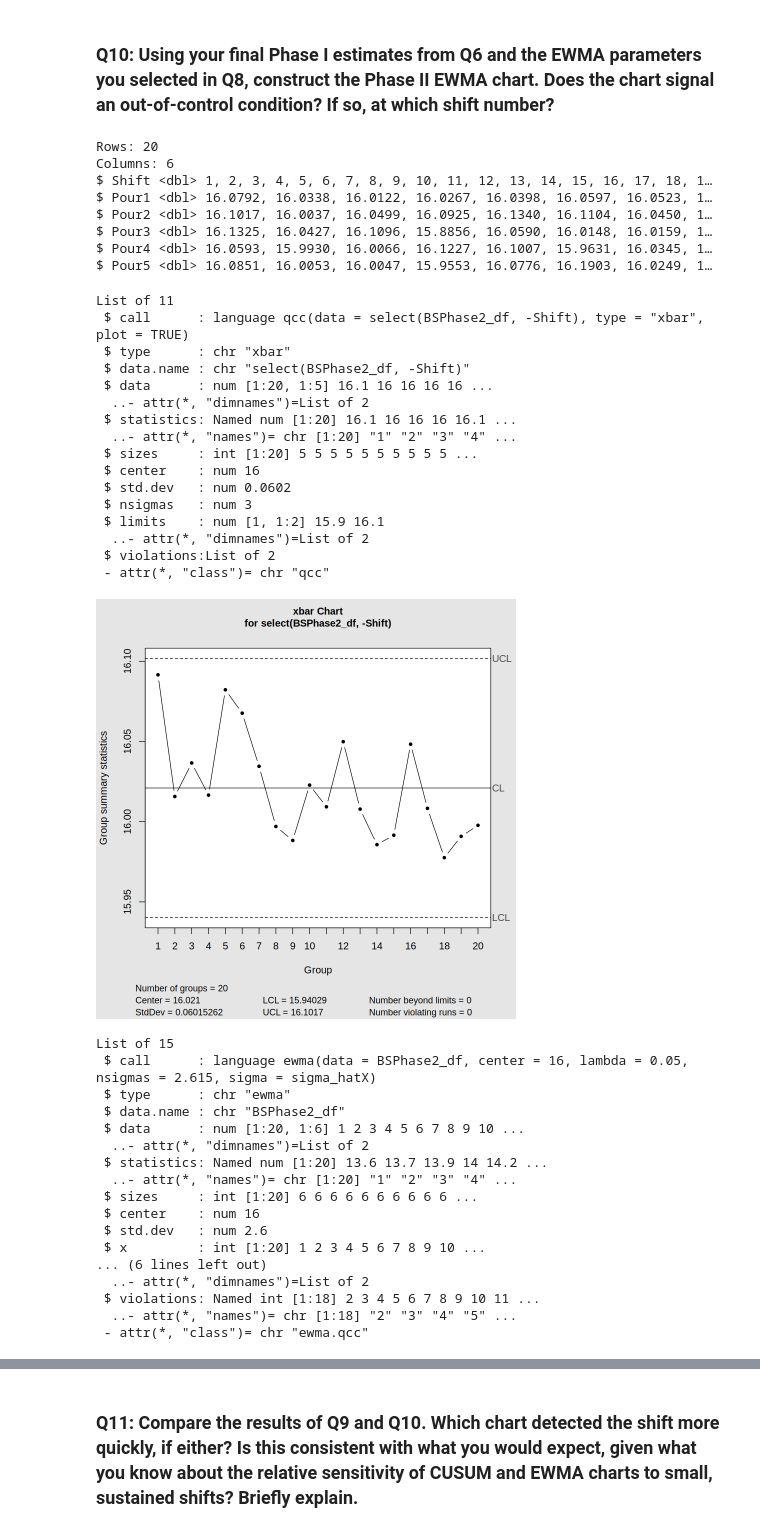
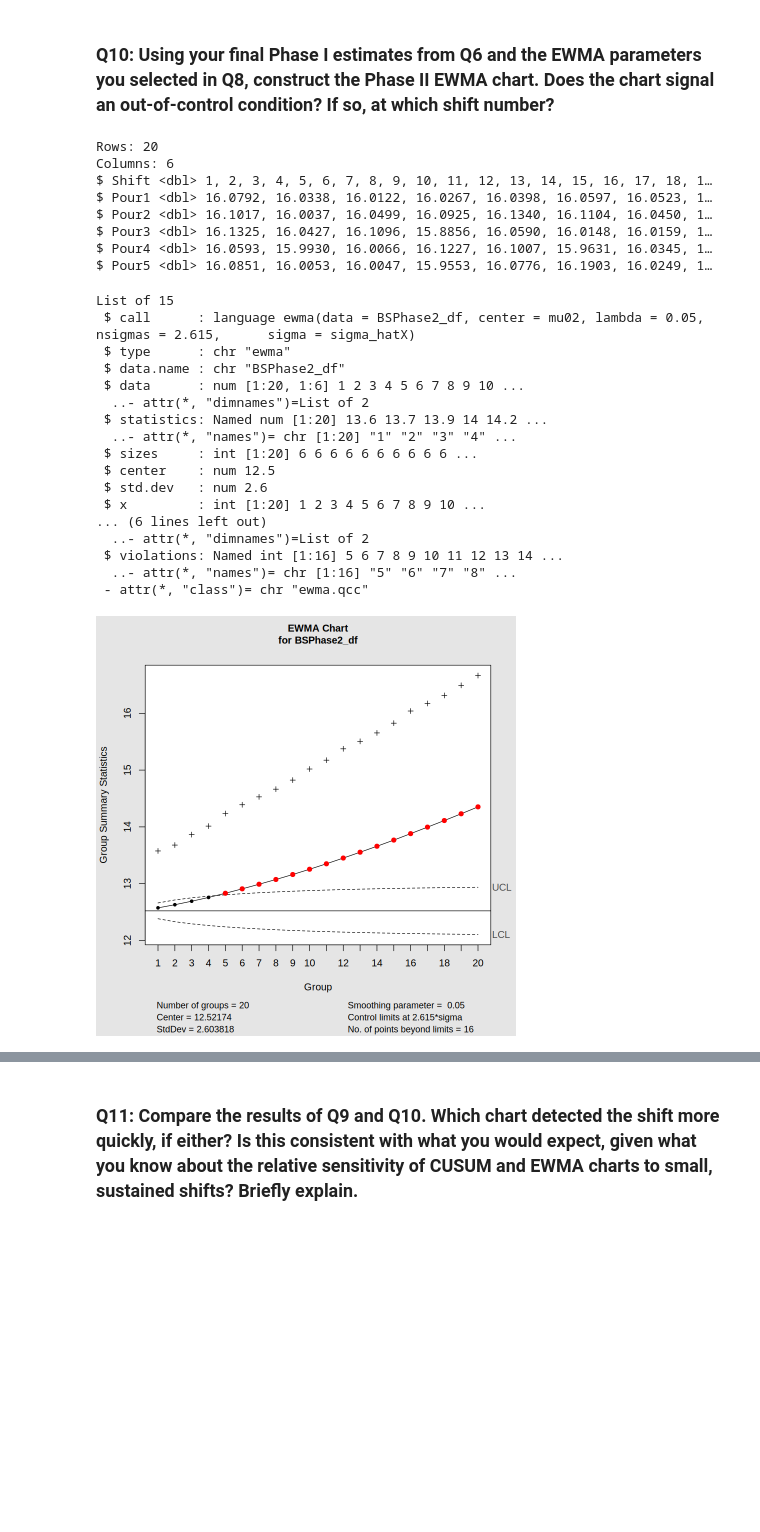
Before and after one commit to DesyneMartinez/STAT-7110-Quality-Control, a Jupyter notebook: Assignments/HW2/STAT-7110-HW2.ipynb, the cells around one changed output, grey strips where cells are left out. Saved outputs shown, nothing was run; the diff lists cells and outputs as text; code cells hidden in the pictures; blank space fills up the shorter version.

```diff
--- a/Assignments/HW2/STAT-7110-HW2.ipynb
+++ b/Assignments/HW2/STAT-7110-HW2.ipynb
@@ -351,59 +369,37 @@ List of 14
 # %%
 ## Q10 Code ##
 
 ## Data Integrity Check ##
 
 BSPhase2_df |>
   glimpse()
 
-phase2_x <- qcc(BSPhase2_df |> select(-`Shift`),
-                 type = "xbar",
-                 plot = TRUE)
-                 (phase2_x)
 
-
-
-ewma(BSPhase2_df,center=16,sigma=sigma_hatX,lambda=0.05,nsigmas=2.615)
+ewma(BSPhase2_df,center=mu02,sigma=sigma_hatX,lambda=0.05,nsigmas=2.615)
 # %% [output]
 Rows: 20
 Columns: 6
 $ Shift <dbl> 1, 2, 3, 4, 5, 6, 7, 8, 9, 10, 11, 12, 13, 14, 15, 16, 17, 18, 1…
 $ Pour1 <dbl> 16.0792, 16.0338, 16.0122, 16.0267, 16.0398, 16.0597, 16.0523, 1…
 $ Pour2 <dbl> 16.1017, 16.0037, 16.0499, 16.0925, 16.1340, 16.1104, 16.0450, 1…
 $ Pour3 <dbl> 16.1325, 16.0427, 16.1096, 15.8856, 16.0590, 16.0148, 16.0159, 1…
 $ Pour4 <dbl> 16.0593, 15.9930, 16.0066, 16.1227, 16.1007, 15.9631, 16.0345, 1…
 $ Pour5 <dbl> 16.0851, 16.0053, 16.0047, 15.9553, 16.0776, 16.1903, 16.0249, 1…
-List of 11
- $ call      : language qcc(data = select(BSPhase2_df, -Shift), type = "xbar", plot = TRUE)
- $ type      : chr "xbar"
- $ data.name : chr "select(BSPhase2_df, -Shift)"
- $ data      : num [1:20, 1:5] 16.1 16 16 16 16 ...
+List of 15
+ $ call      : language ewma(data = BSPhase2_df, center = mu02, lambda = 0.05, nsigmas = 2.615,      sigma = sigma_hatX)
+ $ type      : chr "ewma"
+ $ data.name : chr "BSPhase2_df"
+ $ data      : num [1:20, 1:6] 1 2 3 4 5 6 7 8 9 10 ...
   ..- attr(*, "dimnames")=List of 2
- $ statistics: Named num [1:20] 16.1 16 16 16 16.1 ...
+ $ statistics: Named num [1:20] 13.6 13.7 13.9 14 14.2 ...
   ..- attr(*, "names")= chr [1:20] "1" "2" "3" "4" ...
- $ sizes     : int [1:20] 5 5 5 5 5 5 5 5 5 5 ...
- $ center    : num 16
- $ std.dev   : num 0.0602
- $ nsigmas   : num 3
- $ limits    : num [1, 1:2] 15.9 16.1
+ $ sizes     : int [1:20] 6 6 6 6 6 6 6 6 6 6 ...
+ $ center    : num 12.5
+ $ std.dev   : num 2.6
+ $ x         : int [1:20] 1 2 3 4 5 6 7 8 9 10 ...
+... (6 lines left out)
   ..- attr(*, "dimnames")=List of 2
- $ violations:List of 2
- - attr(*, "class")= chr "qcc"
+ $ violations: Named int [1:16] 5 6 7 8 9 10 11 12 13 14 ...
+  ..- attr(*, "names")= chr [1:16] "5" "6" "7" "8" ...
+ - attr(*, "class")= chr "ewma.qcc"
-[figure, old version]
+[figure, new version]
-List of 15
- $ call      : language ewma(data = BSPhase2_df, center = 16, lambda = 0.05, nsigmas = 2.615, sigma = sigma_hatX)
- $ type      : chr "ewma"
- $ data.name : chr "BSPhase2_df"
- $ data      : num [1:20, 1:6] 1 2 3 4 5 6 7 8 9 10 ...
-  ..- attr(*, "dimnames")=List of 2
- $ statistics: Named num [1:20] 13.6 13.7 13.9 14 14.2 ...
-  ..- attr(*, "names")= chr [1:20] "1" "2" "3" "4" ...
- $ sizes     : int [1:20] 6 6 6 6 6 6 6 6 6 6 ...
- $ center    : num 16
- $ std.dev   : num 2.6
- $ x         : int [1:20] 1 2 3 4 5 6 7 8 9 10 ...
-... (6 lines left out)
-  ..- attr(*, "dimnames")=List of 2
- $ violations: Named int [1:18] 2 3 4 5 6 7 8 9 10 11 ...
-  ..- attr(*, "names")= chr [1:18] "2" "3" "4" "5" ...
- - attr(*, "class")= chr "ewma.qcc"
```
Also changed, not shown: parts of 10 cells of this notebook.
